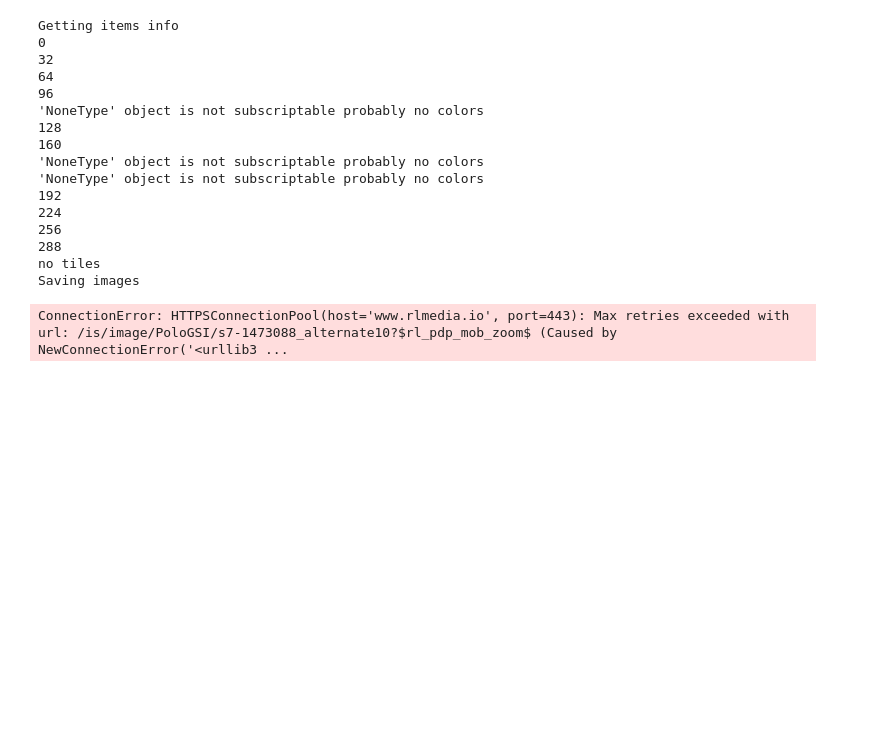
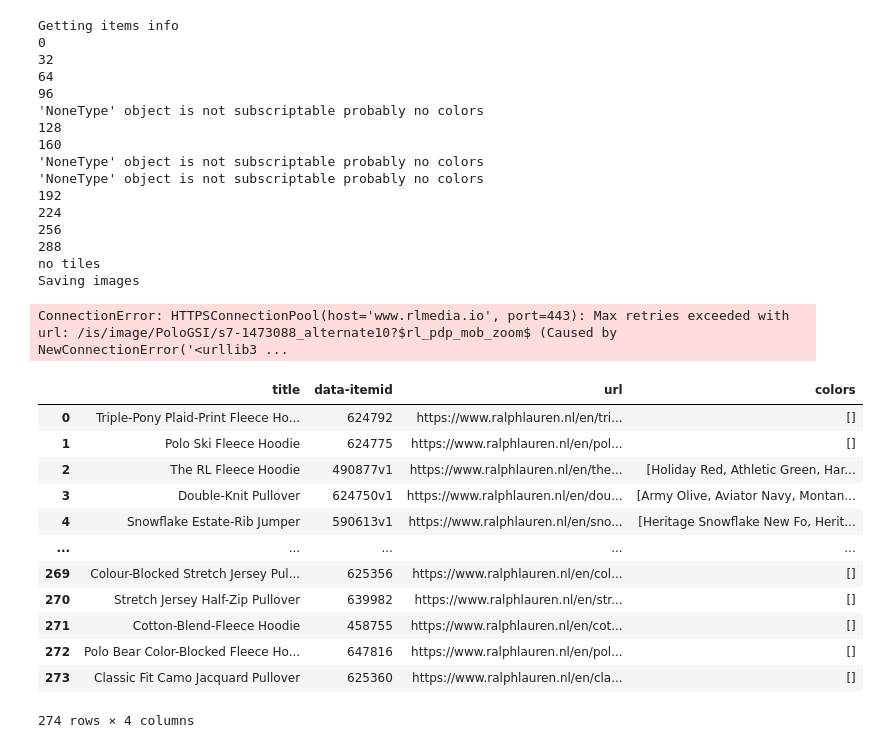
Before and after one commit to mShaldzhiyan/img_scrapping, a Jupyter notebook: scrapper_deep.ipynb, the cells around one changed output. Cells and saved outputs as stored; diff of their text form; code cells hidden in the pictures; blank space fills up the shorter version.

```diff
--- a/scrapper_deep.ipynb
+++ b/scrapper_deep.ipynb
@@ -116,3 +116,19 @@ ConnectionError: HTTPSConnectionPool(host='www.rlmedia.io', port=443): Max retri
 # %%
 # df = pd.read_pickle('df.pkl')
 # scrape_images_frompos(df, 263)
+# %%
+df
+# %% [output]
+|  | title | data-itemid | url | colors |
+| 0 | Triple-Pony Plaid-Print Fleece Ho... | 624792 | https://www.ralphlauren.nl/en/tri... | [] |
+| 1 | Polo Ski Fleece Hoodie | 624775 | https://www.ralphlauren.nl/en/pol... | [] |
+| 2 | The RL Fleece Hoodie | 490877v1 | https://www.ralphlauren.nl/en/the... | [Holiday Red, Athletic Green, Har... |
+| 3 | Double-Knit Pullover | 624750v1 | https://www.ralphlauren.nl/en/dou... | [Army Olive, Aviator Navy, Montan... |
+| 4 | Snowflake Estate-Rib Jumper | 590613v1 | https://www.ralphlauren.nl/en/sno... | [Heritage Snowflake New Fo, Herit... |
+| ... | ... | ... | ... | ... |
+| 269 | Colour-Blocked Stretch Jersey Pul... | 625356 | https://www.ralphlauren.nl/en/col... | [] |
+| 270 | Stretch Jersey Half-Zip Pullover | 639982 | https://www.ralphlauren.nl/en/str... | [] |
+| 271 | Cotton-Blend-Fleece Hoodie | 458755 | https://www.ralphlauren.nl/en/cot... | [] |
+| 272 | Polo Bear Color-Blocked Fleece Ho... | 647816 | https://www.ralphlauren.nl/en/pol... | [] |
+| 273 | Classic Fit Camo Jacquard Pullover | 625360 | https://www.ralphlauren.nl/en/cla... | [] |
+274 rows × 4 columns
```
Also changed, not shown: 3 other files.
